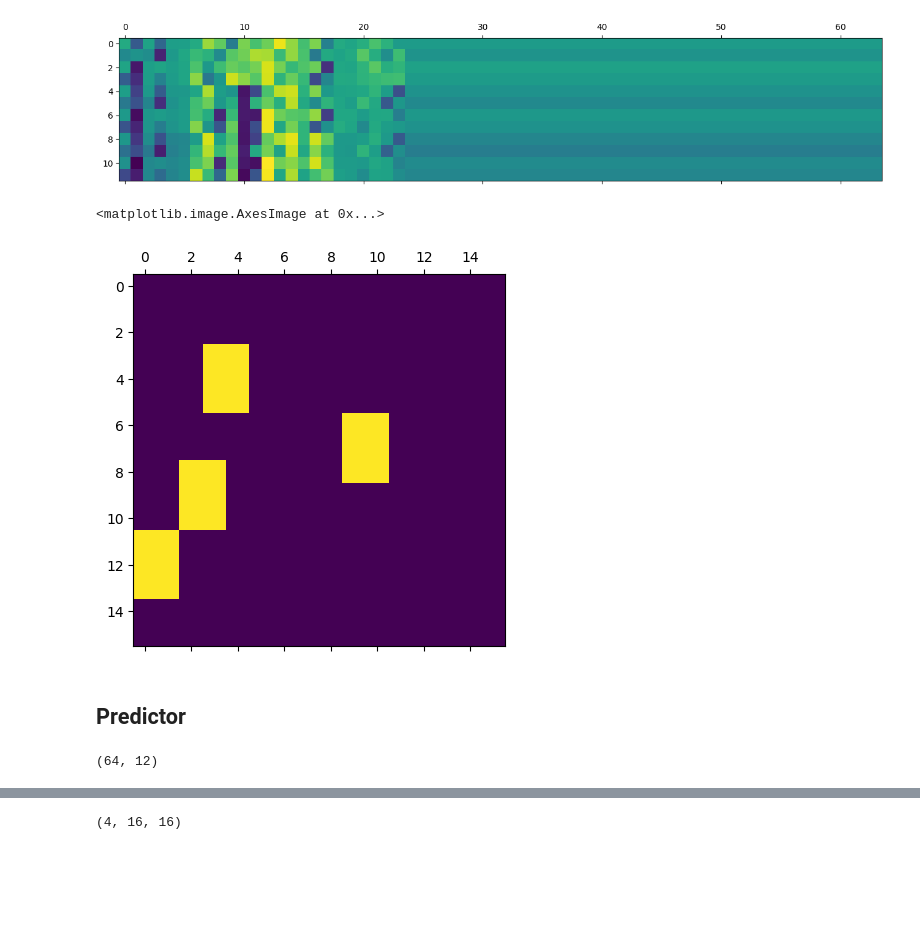
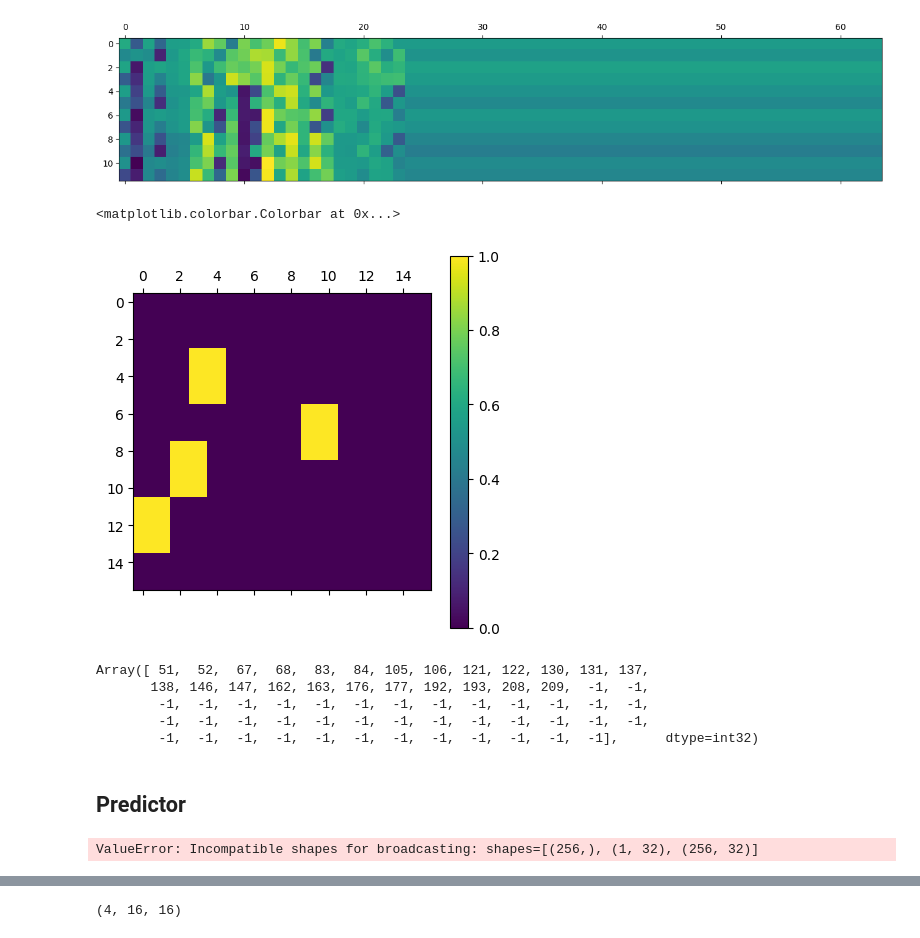
Before and after one commit to sugolov/jepax, a Jupyter notebook: notebooks/components/05_ijepa_predictor.ipynb, the cells around one changed output, grey strips where cells are left out. Cells and saved outputs as stored; diff of their text form; code cells hidden in the pictures; blank space fills up the shorter version.

```diff
--- a/notebooks/components/05_ijepa_predictor.ipynb
+++ b/notebooks/components/05_ijepa_predictor.ipynb
@@ -125,9 +142,19 @@ plt.matshow(x_tok[mask_idx].T)
 [figure]
 # %%
 plt.matshow(mask_pred.any(axis=0))
+plt.colorbar()
 # %% [output]
-<matplotlib.image.AxesImage at 0x...>
+<matplotlib.colorbar.Colorbar at 0x...>
-[figure, old version]
+[figure, new version]
+# %%
+mask_idx = jnp.where((mask_pred.any(axis=0).flatten() > 0), size=64, fill_value=-1)[0]
+mask_idx
+# %% [output]
+Array([ 51,  52,  67,  68,  83,  84, 105, 106, 121, 122, 130, 131, 137,
+       138, 146, 147, 162, 163, 176, 177, 192, 193, 208, 209,  -1,  -1,
+        -1,  -1,  -1,  -1,  -1,  -1,  -1,  -1,  -1,  -1,  -1,  -1,  -1,
+        -1,  -1,  -1,  -1,  -1,  -1,  -1,  -1,  -1,  -1,  -1,  -1,  -1,
+        -1,  -1,  -1,  -1,  -1,  -1,  -1,  -1,  -1,  -1,  -1,  -1],      dtype=int32)
 # %% [markdown]
 ## Predictor
 # %%
@@ -242,10 +239,10 @@ model = IJEPAPredictor(
 )
 x = jax.random.normal(key, (256, 12))
 
-x_pred = model(key, x, mask_pred, num_pad=64)
+x_pred, mask_full = model(key, x, mask_pred, num_pad=64)
 print(x_pred.shape)
 # %% [output]
-(64, 12)
+ValueError: Incompatible shapes for broadcasting: shapes=[(256,), (1, 32), (256, 32)]
 # %%
 jit_model = eqx.filter_jit(model)
 jit_model(key, x, mask_pred, num_pad=64)
```
Also changed, not shown: parts of 7 cells of this notebook, 4 other files.
